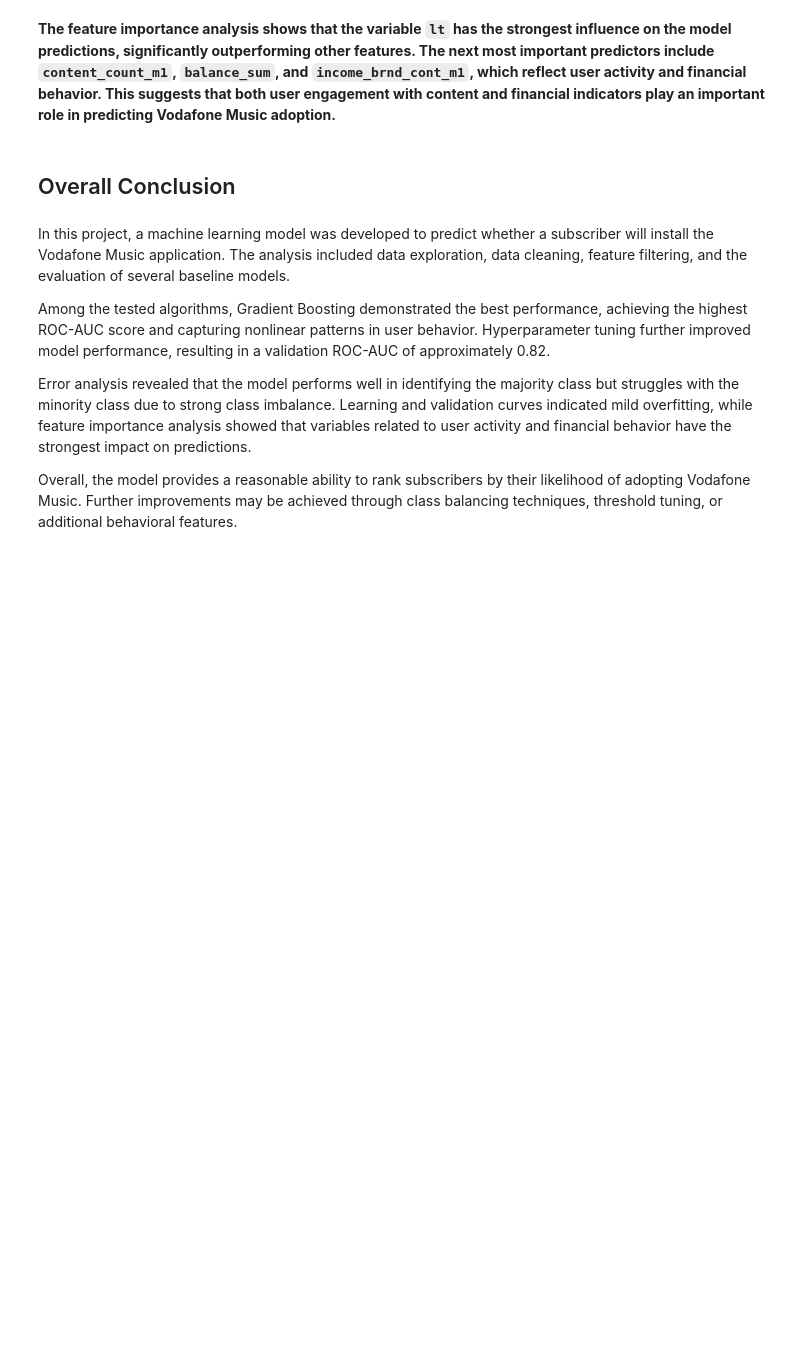
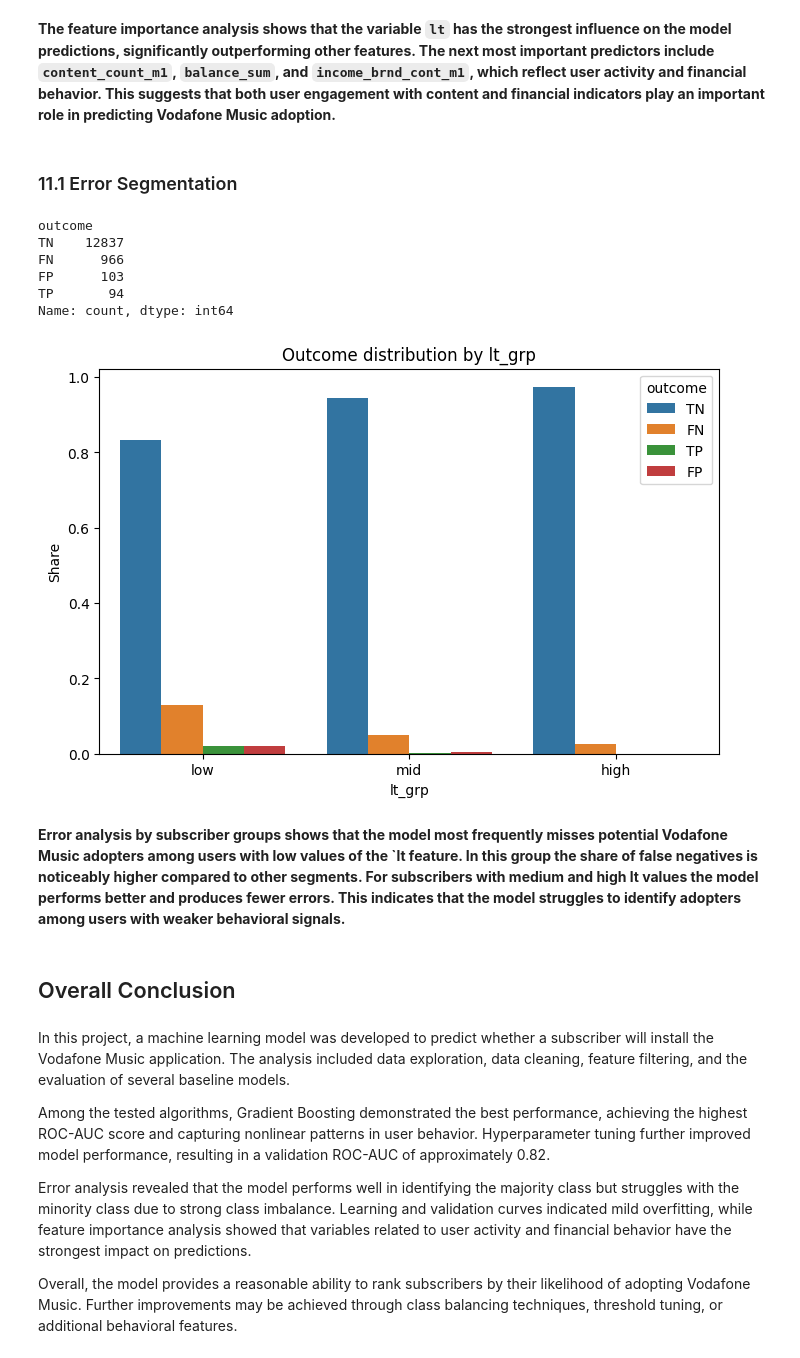
Before and after one commit to nnnnastia/ML_music_challenge, a Jupyter notebook: ML_project.ipynb, the cells around one changed output. Saved outputs shown, nothing was run; the diff lists cells and outputs as text; code cells hidden in the pictures; blank space fills up the shorter version.

Commit message:
Add error segmentation

```diff
--- a/ML_project.ipynb
+++ b/ML_project.ipynb
@@ -1272,8 +1272,82 @@ plt.show()
 [figure]
 # %% [markdown]
 **The feature importance analysis shows that the variable `lt` has the strongest influence on the model predictions, significantly outperforming other features. The next most important predictors include `content_count_m1`, `balance_sum`, and `income_brnd_cont_m1`, which reflect user activity and financial behavior. This suggests that both user engagement with content and financial indicators play an important role in predicting Vodafone Music adoption.**
-# %% [markdown]
-## Overall Conclusion
+# %% [markdown]
+### 11.1 Error Segmentation
+# %%
+# Define classification threshold (default = 0.5)
+# Convert predicted probabilities into class labels
+thr = 0.5
+y_pred = (val_proba >= thr).astype(int)
+
+# Create validation dataframe containing features, true labels,
+# predicted labels and predicted probabilities
+val_df = X_val_sel.copy()
+val_df["y_true"] = y_val.values
+val_df["y_pred"] = y_pred
+val_df["proba"]  = val_proba
+
+
+# Function to determine prediction outcome type
+def outcome(row):
+    if row.y_true == 0 and row.y_pred == 0: return "TN"
+    if row.y_true == 0 and row.y_pred == 1: return "FP"
+    if row.y_true == 1 and row.y_pred == 0: return "FN"
+    return "TP"
+
+# Assign outcome type for each observation
+val_df["outcome"] = val_df.apply(outcome, axis=1)
+
+# Check overall distribution of prediction outcomes
+val_df["outcome"].value_counts()
+# %% [output]
+outcome
+TN    12837
+FN      966
+FP      103
+TP       94
+Name: count, dtype: int64
+# %%
+# Function for safe quantile binning of a feature into groups
+# Handles cases where some quantile bins may collapse due to duplicated values
+def safe_qcut(series, q=3, prefix_labels=("low","mid","high")):
+    cats = pd.qcut(series, q=q, duplicates="drop")
+    n_bins = cats.cat.categories.size
+    labels = list(prefix_labels)[:n_bins]
+    return pd.qcut(series, q=q, labels=labels, duplicates="drop")
+
+
+# Select important features to analyze error distribution
+top_feats = ["lt", "content_count_m1", "balance_sum", "income_brnd_cont_m1"]
+
+# Create grouped versions of features (low / mid / high)
+for f in top_feats:
+    if f in val_df.columns:
+        val_df[f + "_grp"] = safe_qcut(val_df[f], q=3)
+# %%
+# Select feature group for visualization
+feat = "lt_grp"
+
+# Calculate share of each outcome (TN, FP, FN, TP) within each group
+tmp = (
+    val_df.groupby(feat)["outcome"]
+    .value_counts(normalize=True)
+    .reset_index(name="share")
+)
+
+# Visualize outcome distribution across subscriber groups
+plt.figure(figsize=(8,5))
+sns.barplot(data=tmp, x=feat, y="share", hue="outcome")
+
+plt.title(f"Outcome distribution by {feat}")
+plt.ylabel("Share")
+plt.show()
+# %% [output]
+[figure, added]
+# %% [markdown]
+**Error analysis by subscriber groups shows that the model most frequently misses potential Vodafone Music adopters among users with low values of the `lt feature. In this group the share of false negatives is noticeably higher compared to other segments. For subscribers with medium and high lt values the model performs better and produces fewer errors. This indicates that the model struggles to identify adopters among users with weaker behavioral signals.**
+# %% [markdown]
+## Overall Conclusion
 # %% [markdown]
 In this project, a machine learning model was developed to predict whether a subscriber will install the Vodafone Music application. The analysis included data exploration, data cleaning, feature filtering, and the evaluation of several baseline models.
 
```
